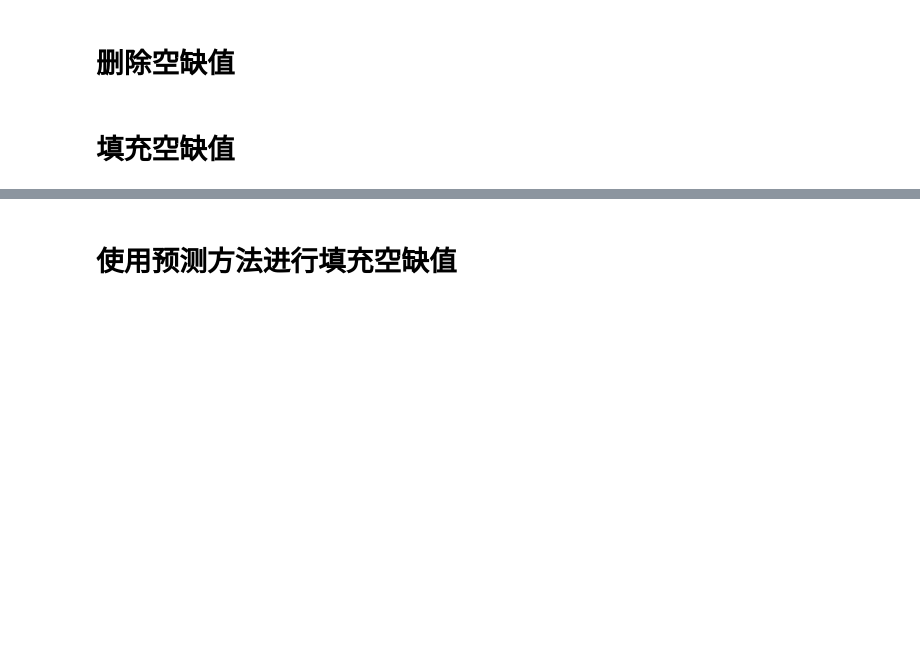
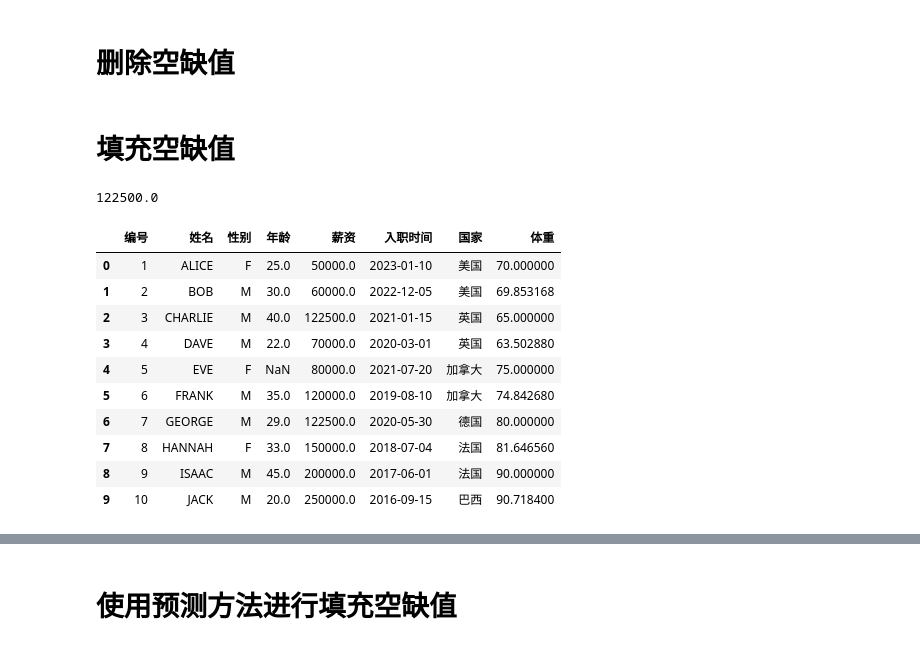
Before and after one commit to KingOfChelsea/PythonRepositoryCode, a Jupyter notebook: seesion_04.ipynb, the cells around one changed output, grey strips where cells are left out. Cells and saved outputs as stored; diff of their text form; code cells hidden in the pictures; blank space fills up the shorter version.

```diff
--- a/seesion_04.ipynb
+++ b/seesion_04.ipynb
@@ -235,3 +333,23 @@ def date_parser(date):
 # 删除空缺值
 # %% [markdown]
 # 填充空缺值
+# %%
+mean_salary = df['薪资'].mean()
+mean_salary
+# %% [output]
+122500.0
+# %%
+df.薪资.fillna(mean_salary,inplace=True)
+df
+# %% [output]
+|  | 编号 | 姓名 | 性别 | 年龄 | 薪资 | 入职时间 | 国家 | 体重 |
+| 0 | 1 | ALICE | F | 25.0 | 50000.0 | 2023-01-10 | 美国 | 70.000000 |
+| 1 | 2 | BOB | M | 30.0 | 60000.0 | 2022-12-05 | 美国 | 69.853168 |
+| 2 | 3 | CHARLIE | M | 40.0 | 122500.0 | 2021-01-15 | 英国 | 65.000000 |
+| 3 | 4 | DAVE | M | 22.0 | 70000.0 | 2020-03-01 | 英国 | 63.502880 |
+| 4 | 5 | EVE | F | NaN | 80000.0 | 2021-07-20 | 加拿大 | 75.000000 |
+| 5 | 6 | FRANK | M | 35.0 | 120000.0 | 2019-08-10 | 加拿大 | 74.842680 |
+| 6 | 7 | GEORGE | M | 29.0 | 122500.0 | 2020-05-30 | 德国 | 80.000000 |
+| 7 | 8 | HANNAH | F | 33.0 | 150000.0 | 2018-07-04 | 法国 | 81.646560 |
+| 8 | 9 | ISAAC | M | 45.0 | 200000.0 | 2017-06-01 | 法国 | 90.000000 |
+| 9 | 10 | JACK | M | 20.0 | 250000.0 | 2016-09-15 | 巴西 | 90.718400 |
```
Also changed, not shown: parts of 6 cells of this notebook.
